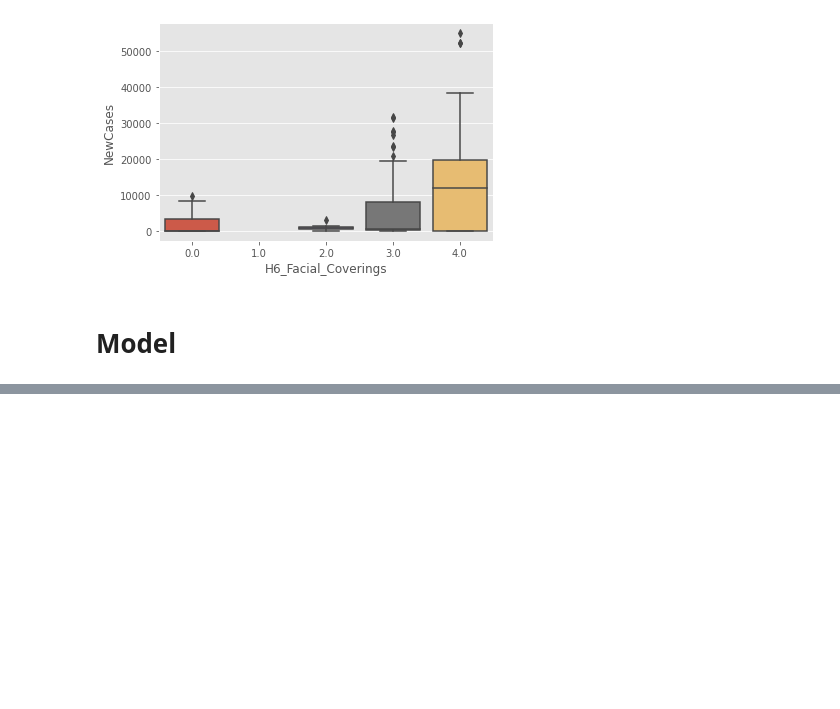
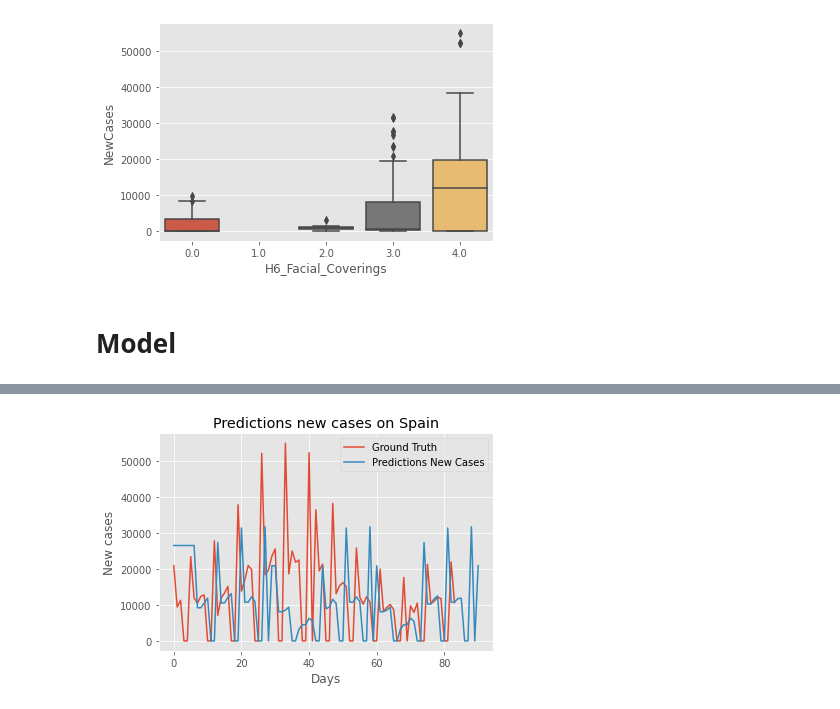
Before and after one commit to Alpargata/covidChallenge, a Jupyter notebook: challenge.ipynb, the cells around one changed output, grey strips where cells are left out. Saved outputs shown, nothing was run; the diff lists cells and outputs as text; code cells hidden in the pictures; blank space fills up the shorter version.

```diff
--- a/challenge.ipynb
+++ b/challenge.ipynb
@@ -248,0 +318,3 @@ plt.show()
+# %%
+# Predict
+y_ada = ada.predict(X_test)
@@ -248,0 +328,28 @@ plt.show()
+# %%
+spdf_predicted = pd.DataFrame(df_test[['CountryName', 'RegionName', 'Date']])
+spdf_predicted['PredictedDailyNewCases'] = y_ada
+# %%
+start_date = '2020-09-30'
+end_date = '2020-12-22'
+plt.figure()
+country_name = "Spain"
+
+plt.title('Predictions new cases on Spain')
+
+start_date_dt = pd.to_datetime(start_date, format='%Y-%m-%d')
+end_date_dt = pd.to_datetime(end_date, format='%Y-%m-%d')
+
+y1 = spdf[(spdf.CountryName == country_name) & (spdf.Date>=start_date_dt) & (spdf.Date<=end_date_dt)].NewCases.to_list()
+y2 = spdf_predicted[spdf_predicted.CountryName == country_name].PredictedDailyNewCases.to_list()
+
+plt.xlabel('Days')
+plt.ylabel('New cases')
+
+plt.plot(y1, label="Ground Truth")
+plt.plot(y2, label="Predictions New Cases")
+
+
+plt.legend()
+plt.show()
+# %% [output]
+[figure, added]
```
Also changed, not shown: parts of 18 cells of this notebook, 3 other files.
